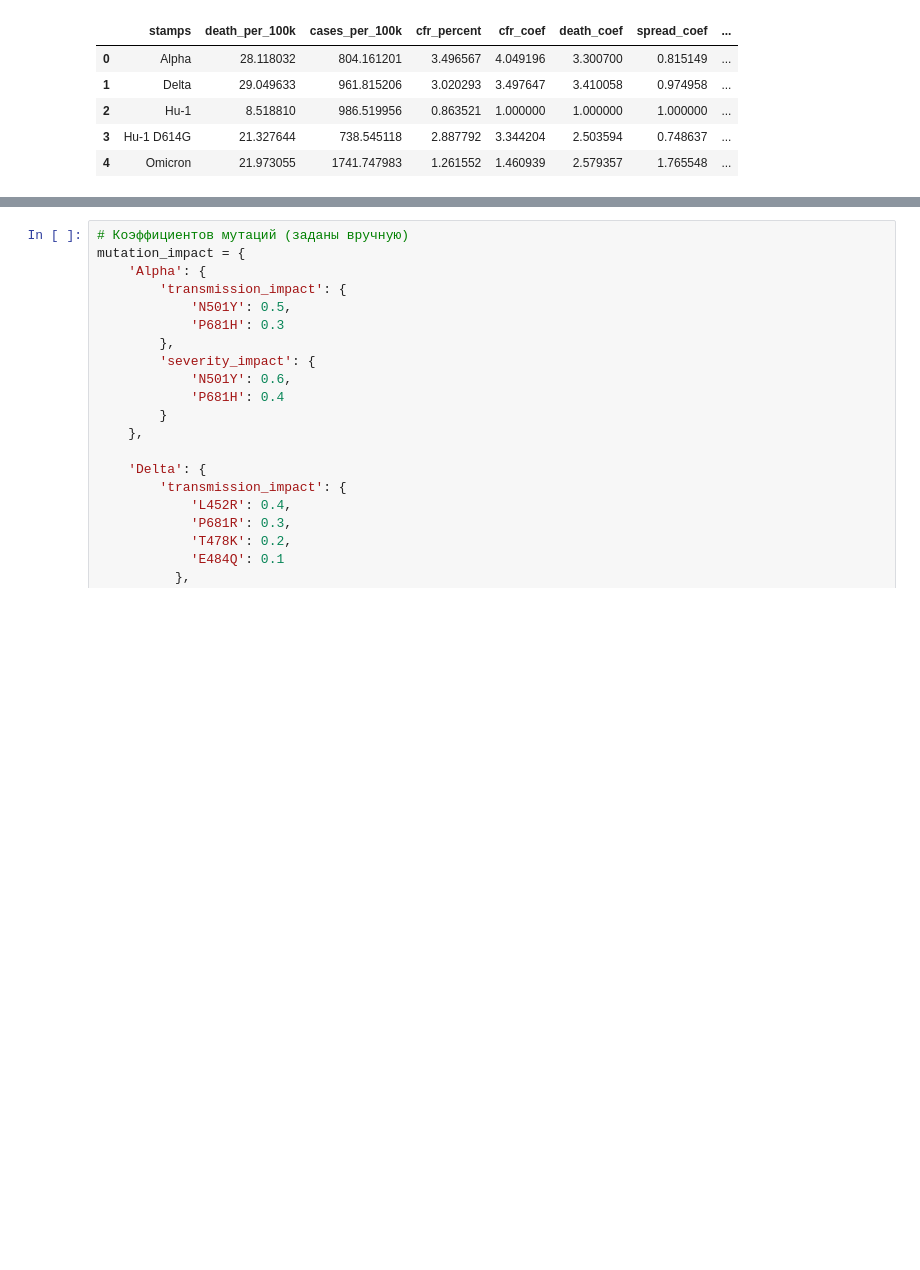
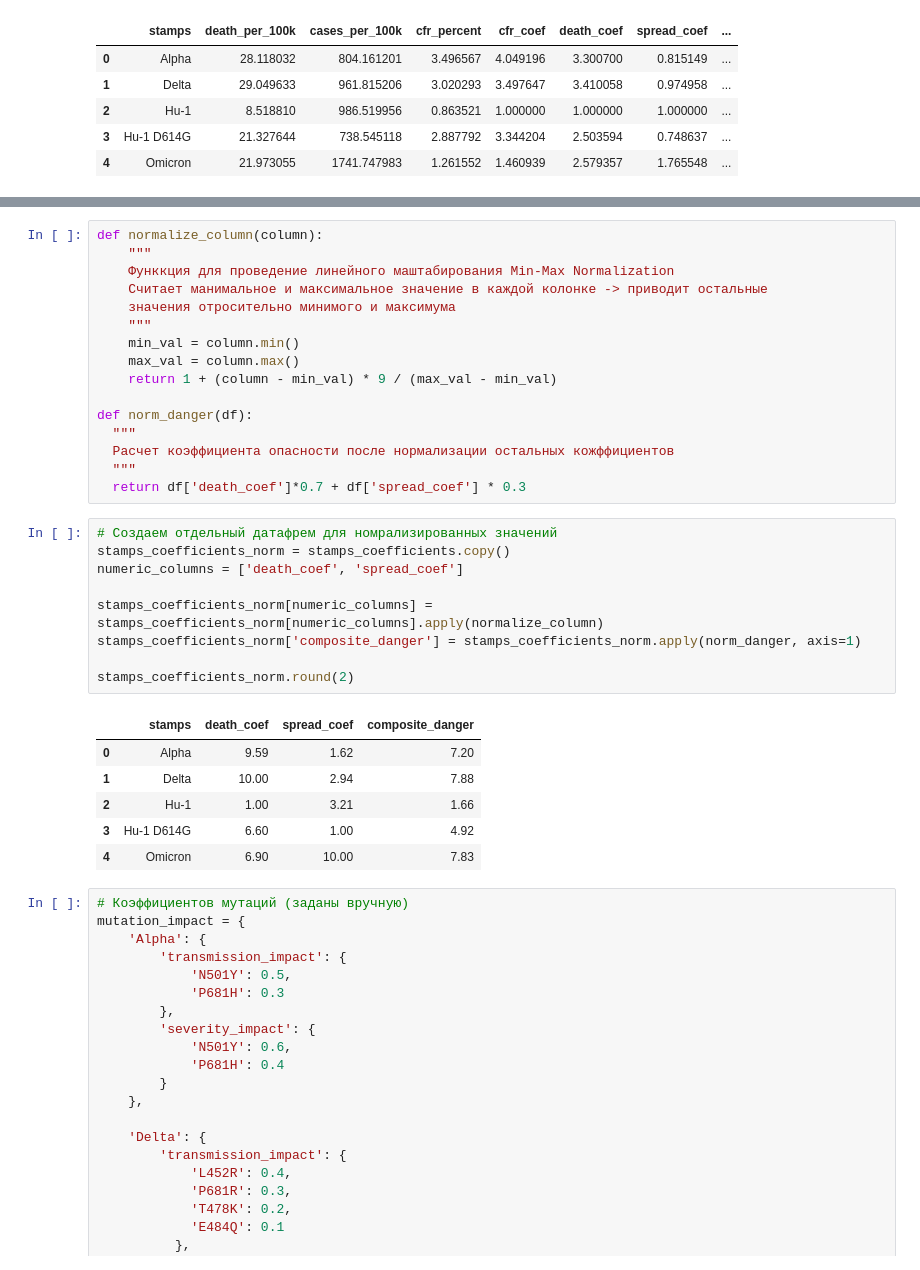
Before and after one commit to JesseHeisenberg/covid_19_statistic, a Jupyter notebook: main (2).ipynb, the cells around one changed output, grey strips where cells are left out. Drawn from its saved outputs; the diff is of its cells as text; blank space fills up the shorter version.

```diff
--- a/main (2).ipynb
+++ b/main (2).ipynb
@@ -728,6 +725,38 @@ stamps_info[['stamps', 'death_coef', 'spread_coef', 'composite_danger']].round(2
 | 2 | Hu-1 | 1.00 | 1.00 | 1.00 |
 | 3 | Hu-1 D614G | 2.50 | 0.75 | 1.98 |
 | 4 | Omicron | 2.58 | 1.77 | 2.34 |
+# %%
+def normalize_column(column):
+    """
+    Функкция для проведение линейного маштабирования Min-Max Normalization
+    Считает манимальное и максимальное значение в каждой колонке -> приводит остальные
+    значения отросительно минимого и максимума
+    """
+    min_val = column.min()
+    max_val = column.max()
+    return 1 + (column - min_val) * 9 / (max_val - min_val)
+
+def norm_danger(df):
+  """
+  Расчет коэффициента опасности после нормализации остальных кожффициентов
+  """
+  return df['death_coef']*0.7 + df['spread_coef'] * 0.3
+# %%
+# Создаем отдельный датафрем для номрализированных значений
+stamps_coefficients_norm = stamps_coefficients.copy()
+numeric_columns = ['death_coef', 'spread_coef']
+
+stamps_coefficients_norm[numeric_columns] = stamps_coefficients_norm[numeric_columns].apply(normalize_column)
+stamps_coefficients_norm['composite_danger'] = stamps_coefficients_norm.apply(norm_danger, axis=1)
+
+stamps_coefficients_norm.round(2)
+# %% [output]
+|  | stamps | death_coef | spread_coef | composite_danger |
+| 0 | Alpha | 9.59 | 1.62 | 7.20 |
+| 1 | Delta | 10.00 | 2.94 | 7.88 |
+| 2 | Hu-1 | 1.00 | 3.21 | 1.66 |
+| 3 | Hu-1 D614G | 6.60 | 1.00 | 4.92 |
+| 4 | Omicron | 6.90 | 10.00 | 7.83 |
 # %%
 # Коэффициентов мутаций (заданы вручную)
 mutation_impact = {
```
Also changed, not shown: parts of 5 cells of this notebook.
